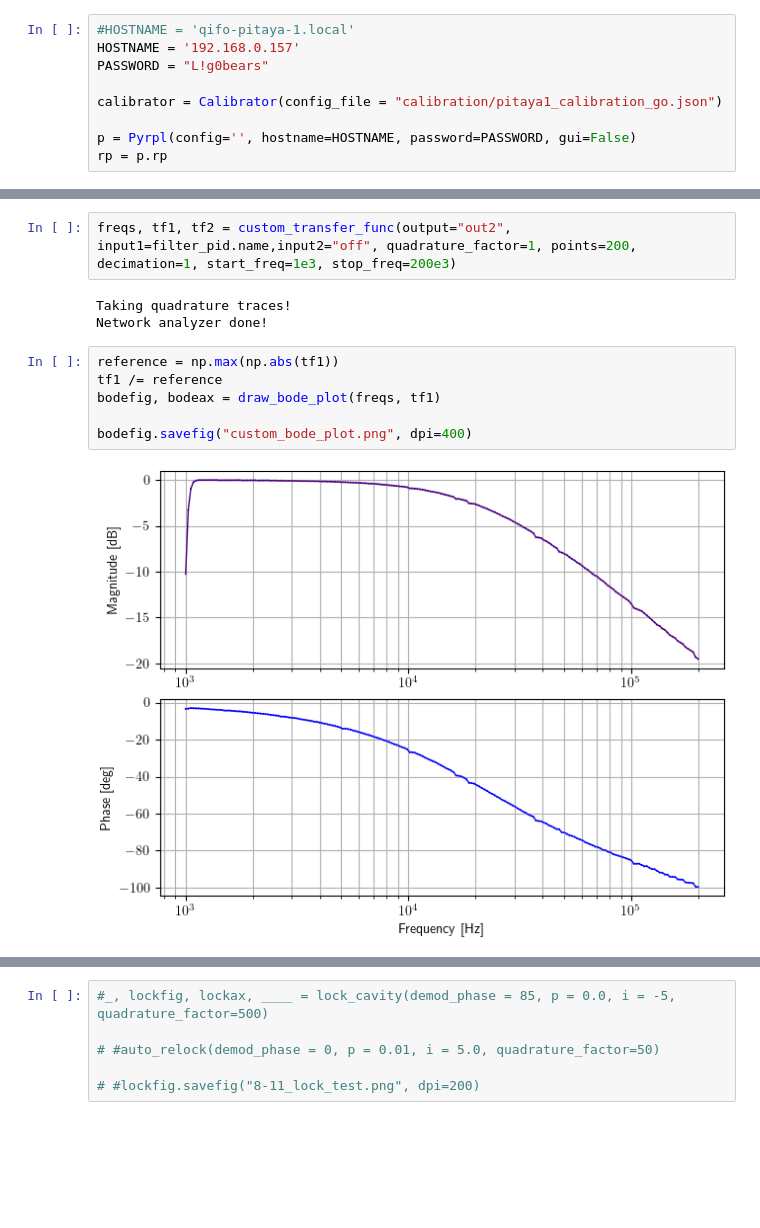
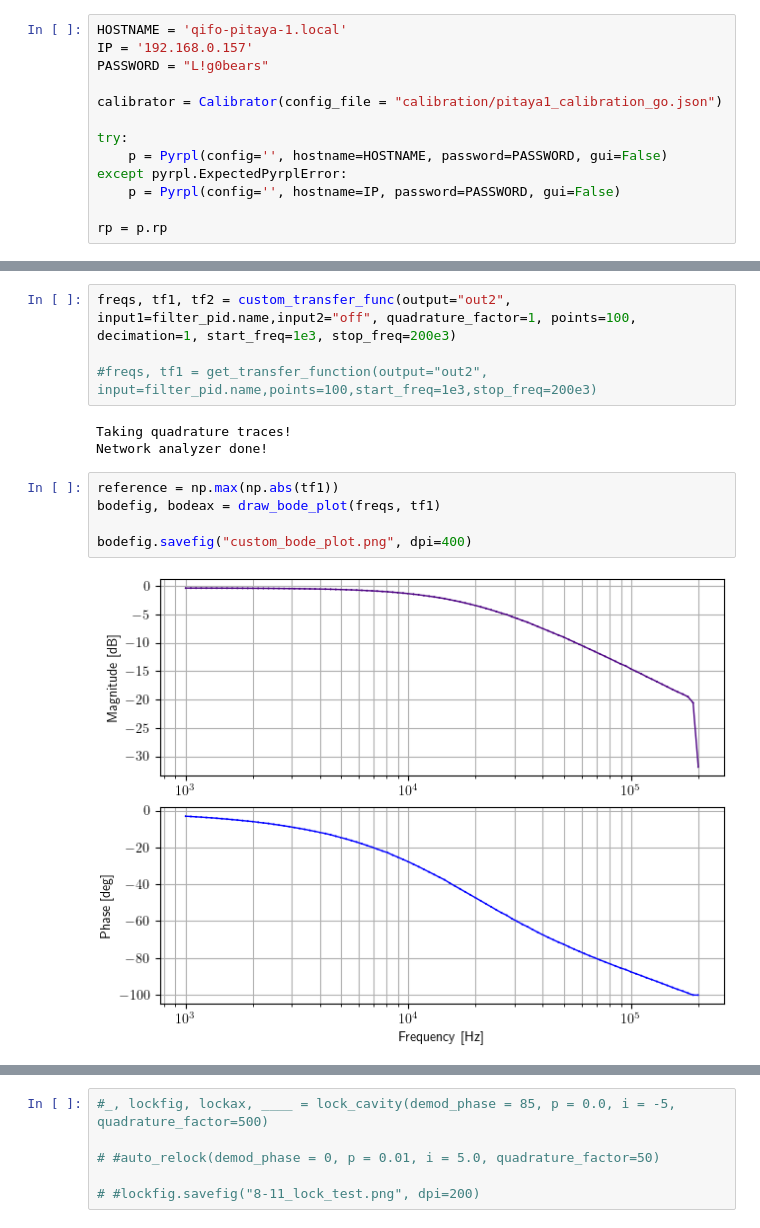
Before and after one commit to q-ifo/Red-Pitaya, a Jupyter notebook: pyrpl_locker.ipynb, the cells around one changed output, grey strips where cells are left out. Saved outputs shown, nothing was run; the diff lists cells and outputs as text; blank space fills up the shorter version.

Commit message:
Updated network analyzer function to use sampling methods more like the official iq.py module's old trace function

```diff
--- a/pyrpl_locker.ipynb
+++ b/pyrpl_locker.ipynb
@@ -21,13 +21,17 @@ plt.rcParams['text.usetex'] = True
 plt.rcParams['savefig.dpi'] = 50
 plt.rcParams['figure.constrained_layout.use'] = True
 # %%
-#HOSTNAME = 'qifo-pitaya-1.local'
-HOSTNAME = '192.168.0.157'
+HOSTNAME = 'qifo-pitaya-1.local'
+IP = '192.168.0.157'
 PASSWORD = "L!g0bears"
 
 calibrator = Calibrator(config_file = "calibration/pitaya1_calibration_go.json")
 
-p = Pyrpl(config='', hostname=HOSTNAME, password=PASSWORD, gui=False)
+try:
+    p = Pyrpl(config='', hostname=HOSTNAME, password=PASSWORD, gui=False)
+except pyrpl.ExpectedPyrplError:
+    p = Pyrpl(config='', hostname=IP, password=PASSWORD, gui=False)
+
 rp = p.rp
 # %% [output]
 INFO:pyrpl.redpitaya:Correct FPGA image detected, skipping reload
@@ -459,18 +467,19 @@ filter_pid = pid2
 set_pid(pid=filter_pid, input = "in2", proportional = 1, integrator = 0, output_direct = "off")
 filter_pid.inputfilter = [20e3]
 # %%
-freqs, tf1, tf2 = custom_transfer_func(output="out2", input1=filter_pid.name,input2="off", quadrature_factor=1, points=200, decimation=1, start_freq=1e3, stop_freq=200e3)
+freqs, tf1, tf2 = custom_transfer_func(output="out2", input1=filter_pid.name,input2="off", quadrature_factor=1, points=100, decimation=1, start_freq=1e3, stop_freq=200e3)
+
+#freqs, tf1 = get_transfer_function(output="out2", input=filter_pid.name,points=100,start_freq=1e3,stop_freq=200e3)
 # %% [output]
 Taking quadrature traces!
 Network analyzer done!
 # %%
 reference = np.max(np.abs(tf1))
-tf1 /= reference
 bodefig, bodeax = draw_bode_plot(freqs, tf1)
 
 bodefig.savefig("custom_bode_plot.png", dpi=400)
 # %% [output]
-[figure, old version]
+[figure, new version]
 # %%
 amplitudes_db = 20 * np.log10(np.abs(tf1))
 corner_index = np.argmin(np.abs(amplitudes_db - (-3)))
```
Also changed, not shown: parts of 4 cells of this notebook.
